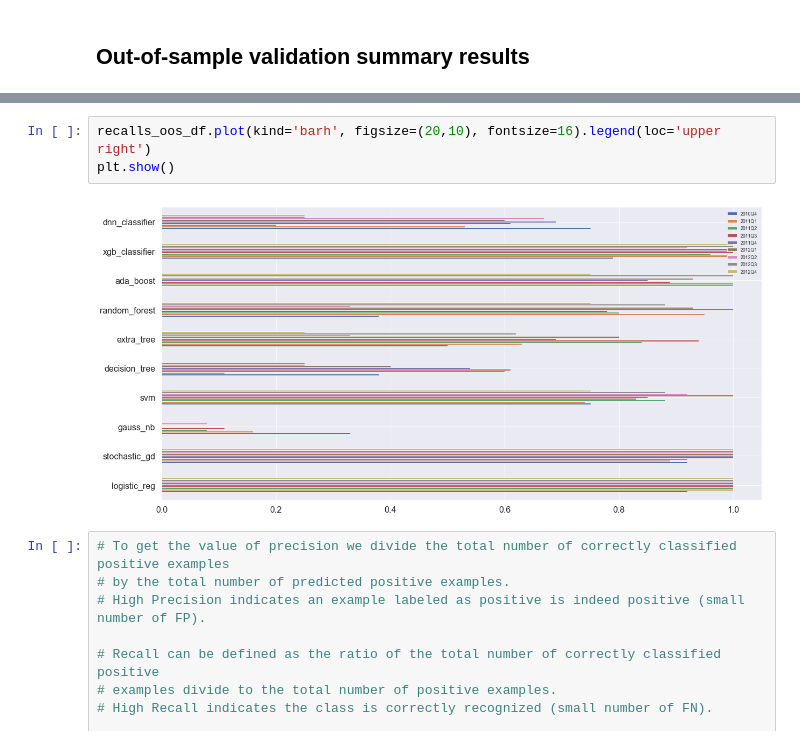
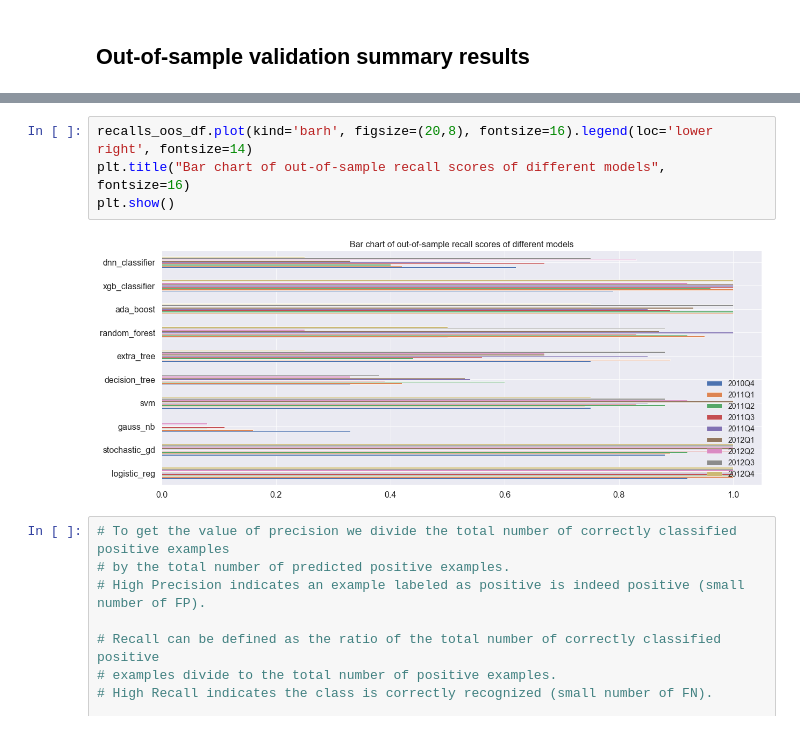
Before and after one commit to allaccountstaken/predicting_bank_distress, a Jupyter notebook: classification_model.ipynb, the cells around one changed output, grey strips where cells are left out. Saved outputs shown, nothing was run; the diff lists cells and outputs as text.

```diff
--- a/classification_model.ipynb
+++ b/classification_model.ipynb
@@ -417,8 +409,9 @@ recalls_oos_df['2012Q4'] = pd.DataFrame.from_dict(recall_scores_oos, orient='ind
 # %%
-recalls_oos_df.plot(kind='barh', figsize=(20,10), fontsize=16).legend(loc='upper right')
+recalls_oos_df.plot(kind='barh', figsize=(20,8), fontsize=16).legend(loc='lower right', fontsize=14)
+plt.title("Bar chart of out-of-sample recall scores of different models", fontsize=16)
 plt.show()
 # %% [output]
-[figure, old version]
+[figure, new version]
 # %%
 # To get the value of precision we divide the total number of correctly classified positive examples
 # by the total number of predicted positive examples.
```
Also changed, not shown: parts of 13 cells of this notebook, 5 other files.
